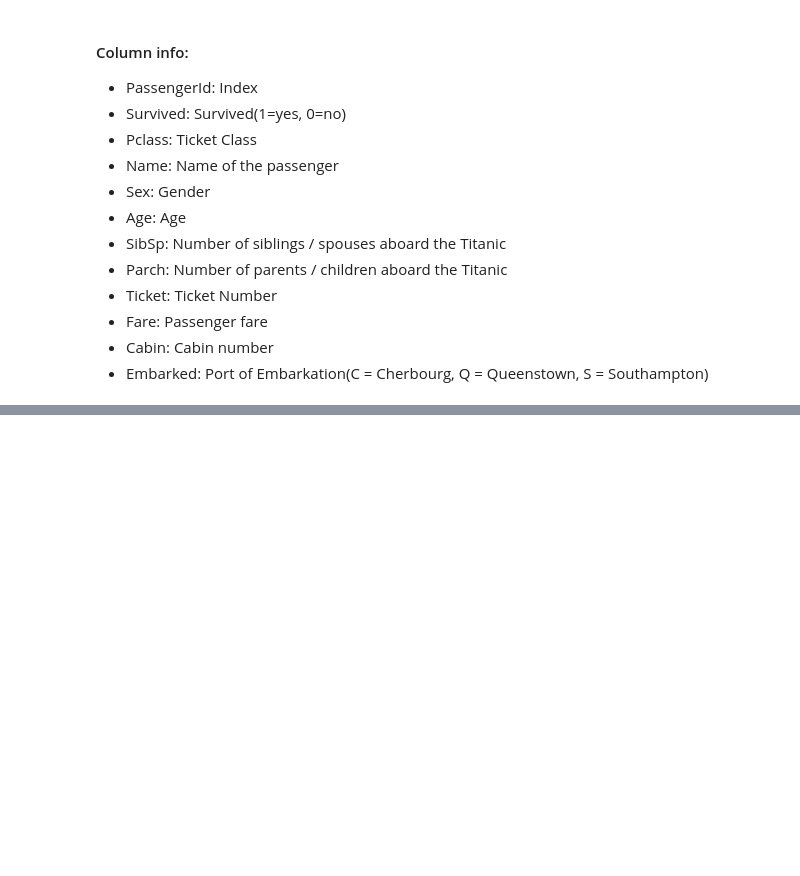
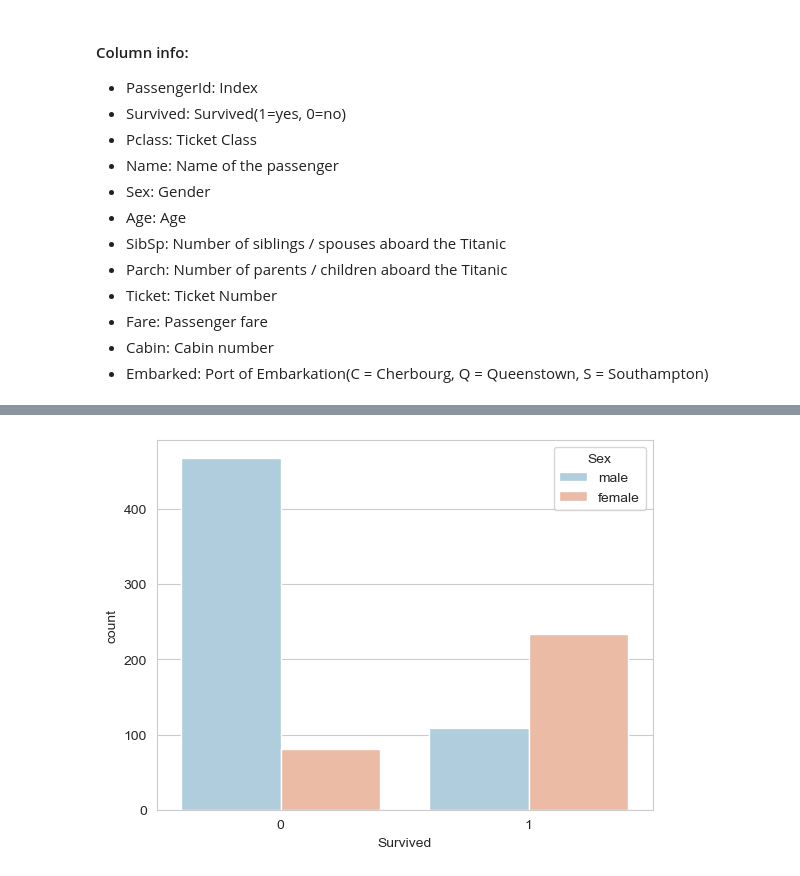
Before and after one commit to Abubakr1710/Machine-Learning, a Jupyter notebook: Logistic Regression/titanic_prediction.ipynb, the cells around one changed output, grey strips where cells are left out. Cells and saved outputs as stored; diff of their text form; code cells hidden in the pictures; blank space fills up the shorter version.

```diff
--- a/Logistic Regression/titanic_prediction.ipynb
+++ b/Logistic Regression/titanic_prediction.ipynb
@@ -42,0 +60,6 @@ Index(['PassengerId', 'Survived', 'Pclass', 'Name', 'Sex', 'Age', 'SibSp',
+# %%
+sns.set_style('whitegrid') # Set the style of the plot
+sns.countplot(x='Survived',hue='Sex',data=df,palette='RdBu_r') # Plot the count of survived and not survived based on Sex
+plt.show() # Display the plot
+# %% [output]
+[figure, added]
```
Also changed, not shown: parts of 26 cells of this notebook.
